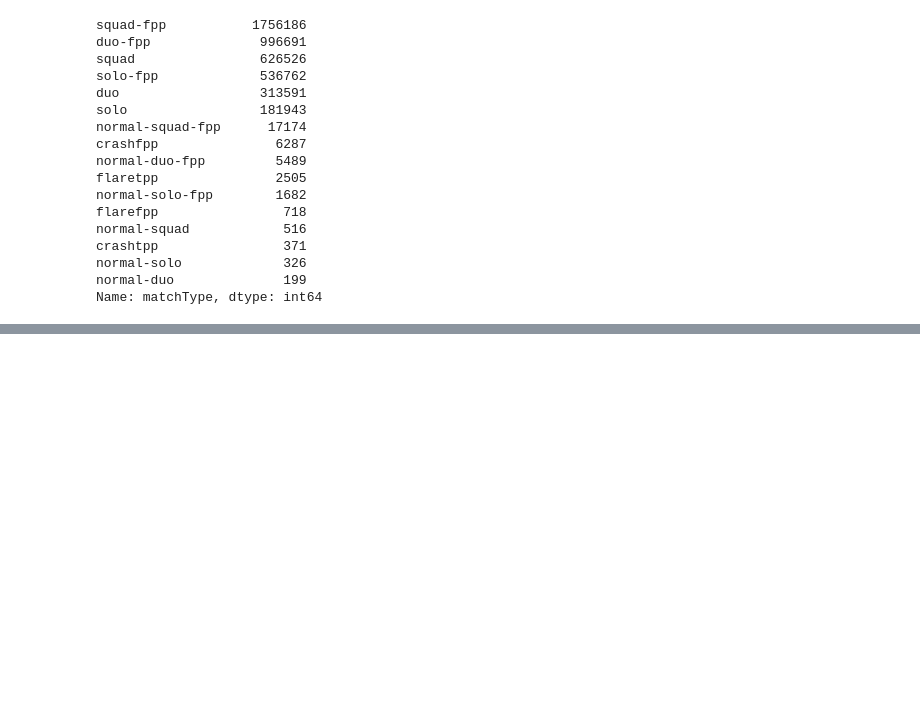
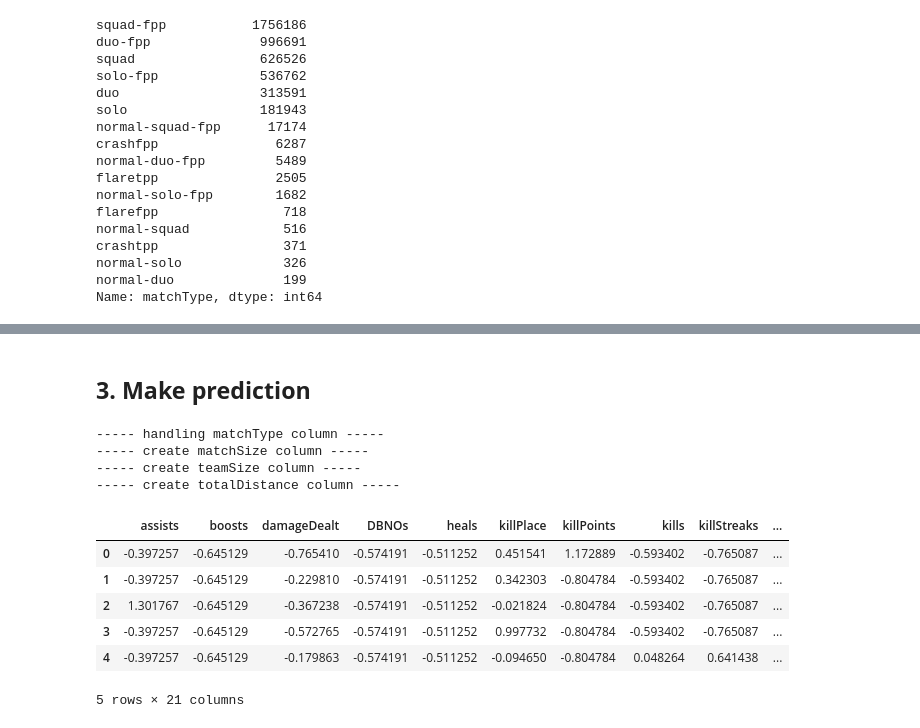
Before and after one commit to redman157/HocML, a Jupyter notebook: PUBG-dataset.ipynb, the cells around one changed output, grey strips where cells are left out. Drawn from its saved outputs; the diff is of its cells as text; code cells hidden in the pictures; blank space fills up the shorter version.

```diff
--- a/PUBG-dataset.ipynb
+++ b/PUBG-dataset.ipynb
@@ -247,13 +263,32 @@ def preprocess_data(df, with_categorical=False):
           new_matchType_cols.append([0, 0, 1])
         else:
           new_matchType_cols.append([0, 1, 0])
-        match_df = pd.DataFrame(new_matchType_cols, columns=['squad','duo', 'solo'], index=processed_df.index)
+      match_df = pd.DataFrame(new_matchType_cols, columns=['squad','duo', 'solo'], index=processed_df.index)
     processed_df = processed_df.drop(['matchType'], axis = 1 )
 
+    # khoi tao kich thuoc cua 1 tran
     print('-'*5 + ' create matchSize column ' + '-'*5)
     match_size = processed_df.groupby(['matchId']).size().reset_index(name='matchSize')
     processed_df = processed_df.merge(match_size, how='left', on=['matchId'])
 
+     # create teamSize column cua 1 tran
+    print('-'*5 + ' create teamSize column ' + '-'*5)
+    processed_df['combinedId'] = processed_df['matchId'] + processed_df['groupId']
+    group_size = processed_df.groupby(['combinedId']).size().reset_index(name='teamSize')
+    processed_df = processed_df.merge(group_size, how='left', on=['combinedId'])
+
+    # khoi tao totalDistance cua 1 tran
+    print('-'*5 + ' create totalDistance column ' + '-'*5)
+    processed_df['totalDistance'] = processed_df['rideDistance'] + processed_df['walkDistance'] + processed_df['swimDistance']
+    #processed_df['headshotRate'] = processed_df['headshotKills'] / processed_df['kills']
+    #processed_df['killstreaksRate'] = processed_df['killStreaks'] / processed_df['kills']
+
+    processed_df = processed_df.drop(['combinedId', 'matchId', 'groupId'],  axis=1)
+    processed_df = processed_df.join(match_df)
+
+    # xoa cac feauter k lien quan va khong quan trong trong dataset
+    processed_df = processed_df.drop(['teamKills', 'vehicleDestroys', 'roadKills', 'swimDistance', 'headshotKills', 'solo', 'duo', 'squad'], 1)
+
     return processed_df
 # %%
 preprocess_data(train_df_raw)
@@ -262,0 +318,23 @@ ValueError: ignored
+# %% [markdown]
+## **3. Make prediction**  <a name="submission"></a>
+# %%
+train_df = preprocess_data(train_df_raw.dropna())
+# %% [output]
+----- handling matchType column -----
+----- create matchSize column -----
+----- create teamSize column -----
+----- create totalDistance column -----
+# %%
+X_train = train_df.drop('winPlacePerc', 1)
+y_train = train_df['winPlacePerc']
+sc = StandardScaler()
+X_train = pd.DataFrame(sc.fit_transform(X_train.values), index=X_train.index, columns=X_train.columns)
+X_train.head()
+# %% [output]
+|  | assists | boosts | damageDealt | DBNOs | heals | killPlace | killPoints | kills | killStreaks | ... |
+| 0 | -0.397257 | -0.645129 | -0.765410 | -0.574191 | -0.511252 | 0.451541 | 1.172889 | -0.593402 | -0.765087 | ... |
+| 1 | -0.397257 | -0.645129 | -0.229810 | -0.574191 | -0.511252 | 0.342303 | -0.804784 | -0.593402 | -0.765087 | ... |
+| 2 | 1.301767 | -0.645129 | -0.367238 | -0.574191 | -0.511252 | -0.021824 | -0.804784 | -0.593402 | -0.765087 | ... |
+| 3 | -0.397257 | -0.645129 | -0.572765 | -0.574191 | -0.511252 | 0.997732 | -0.804784 | -0.593402 | -0.765087 | ... |
+| 4 | -0.397257 | -0.645129 | -0.179863 | -0.574191 | -0.511252 | -0.094650 | -0.804784 | 0.048264 | 0.641438 | ... |
+5 rows × 21 columns
```
Also changed, not shown: parts of 13 cells of this notebook.
